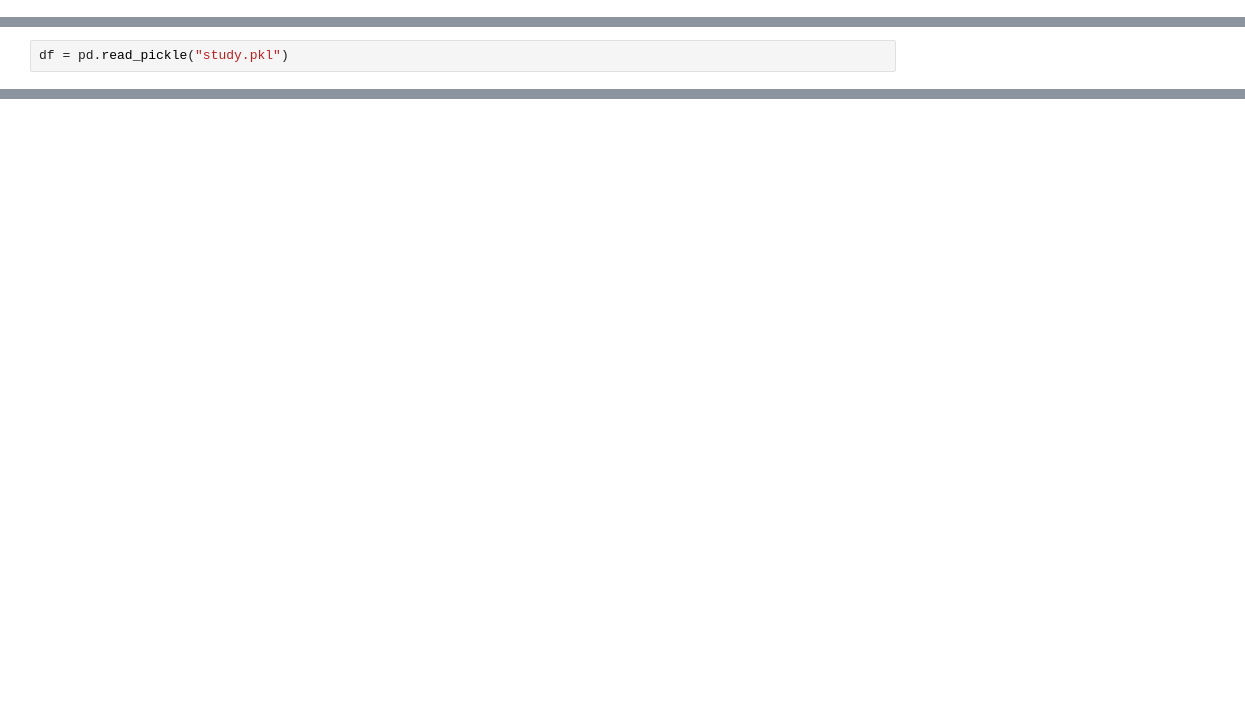
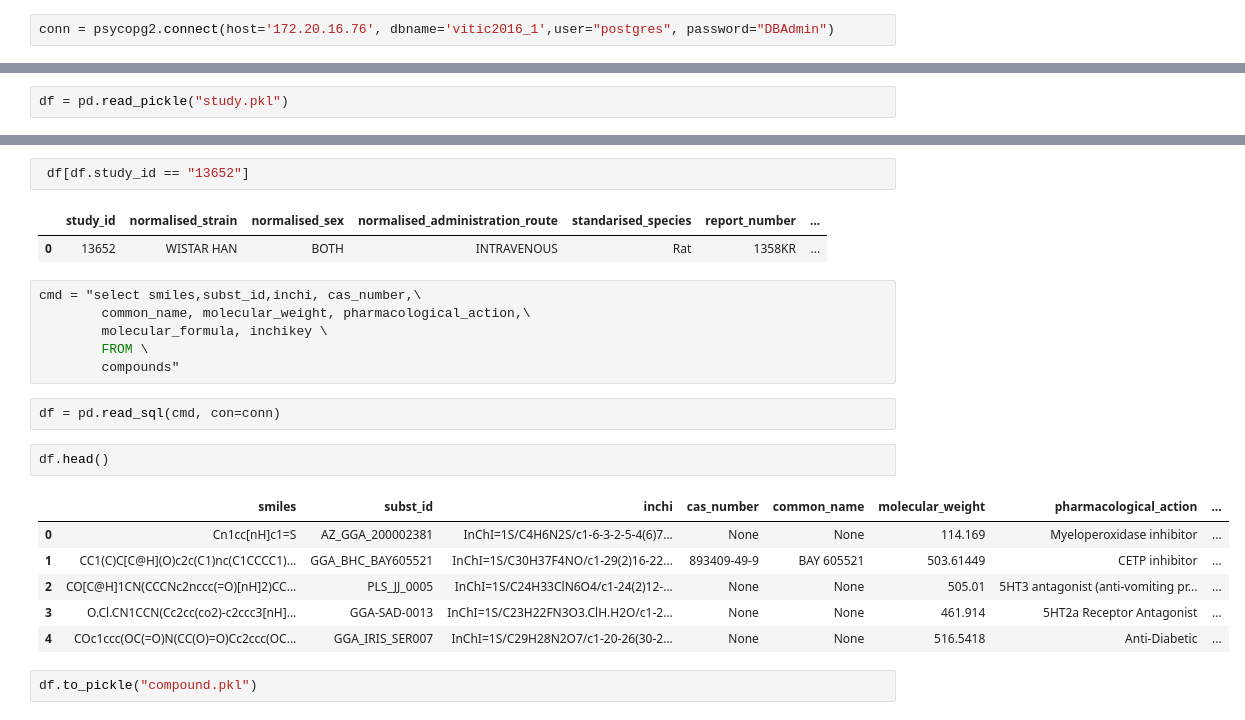
Before and after one commit to nbosc/RDTExtractorWeb, a Jupyter notebook: API/static/data/Untitled.ipynb, the cells around one changed output, grey strips where cells are left out. Saved outputs shown, nothing was run; the diff lists cells and outputs as text; blank space fills up the shorter version.

Commit message:
study info

```diff
--- a/API/static/data/Untitled.ipynb
+++ b/API/static/data/Untitled.ipynb
@@ -2,0 +4,2 @@ import pandas as pd
+# %%
+conn = psycopg2.connect(host='172.20.16.76', dbname='vitic2016_1',user="postgres", password="DBAdmin")
@@ -13,0 +42,24 @@ df.head()
+# %%
+ df[df.study_id == "13652"]
+# %% [output]
+|  | study_id | normalised_strain | normalised_sex | normalised_administration_route | standarised_species | report_number | ... |
+| 0 | 13652 | WISTAR HAN | BOTH | INTRAVENOUS | Rat | 1358KR | ... |
+# %%
+cmd = "select smiles,subst_id,inchi, cas_number,\
+        common_name, molecular_weight, pharmacological_action,\
+        molecular_formula, inchikey \
+        FROM \
+        compounds"
+# %%
+df = pd.read_sql(cmd, con=conn)
+# %%
+df.head()
+# %% [output]
+|  | smiles | subst_id | inchi | cas_number | common_name | molecular_weight | pharmacological_action | ... |
+| 0 | Cn1cc[nH]c1=S | AZ_GGA_200002381 | InChI=1S/C4H6N2S/c1-6-3-2-5-4(6)7... | None | None | 114.169 | Myeloperoxidase inhibitor | ... |
+| 1 | CC1(C)C[C@H](O)c2c(C1)nc(C1CCCC1)... | GGA_BHC_BAY605521 | InChI=1S/C30H37F4NO/c1-29(2)16-22... | 893409-49-9 | BAY 605521 | 503.61449 | CETP inhibitor | ... |
+| 2 | CO[C@H]1CN(CCCNc2nccc(=O)[nH]2)CC... | PLS_JJ_0005 | InChI=1S/C24H33ClN6O4/c1-24(2)12-... | None | None | 505.01 | 5HT3 antagonist (anti-vomiting pr... | ... |
+| 3 | O.Cl.CN1CCN(Cc2cc(co2)-c2ccc3[nH]... | GGA-SAD-0013 | InChI=1S/C23H22FN3O3.ClH.H2O/c1-2... | None | None | 461.914 | 5HT2a Receptor Antagonist | ... |
+| 4 | COc1ccc(OC(=O)N(CC(O)=O)Cc2ccc(OC... | GGA_IRIS_SER007 | InChI=1S/C29H28N2O7/c1-20-26(30-2... | None | None | 516.5418 | Anti-Diabetic | ... |
+# %%
+df.to_pickle("compound.pkl")
```
Also changed, not shown: parts of 9 cells of this notebook, 2 other files.
